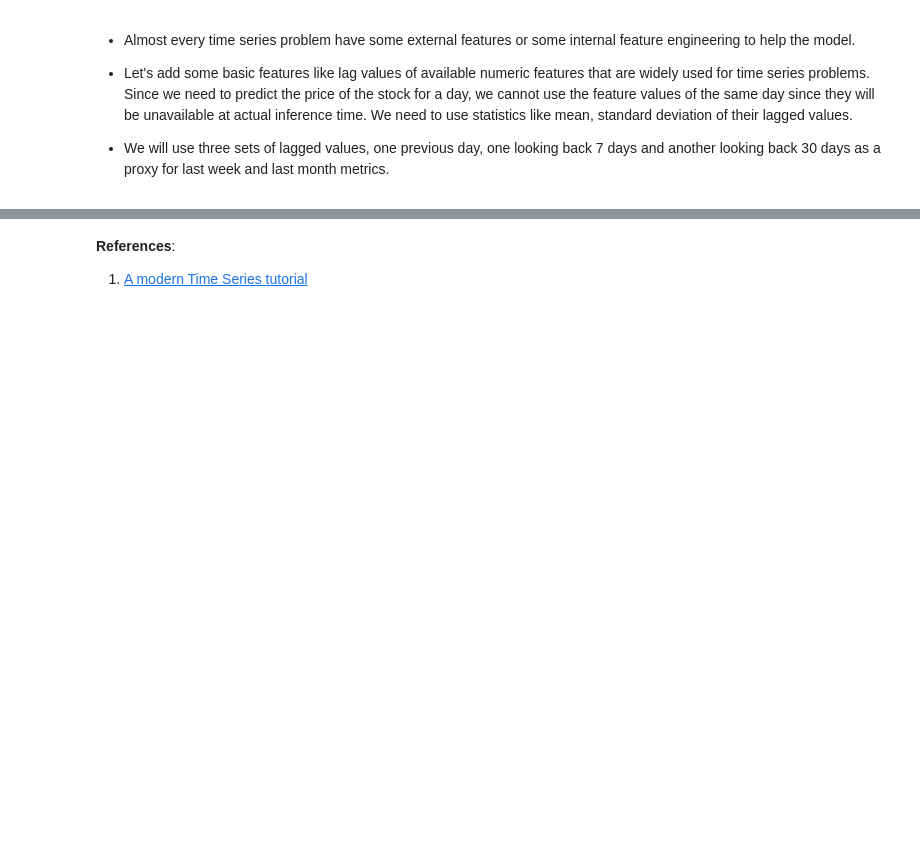
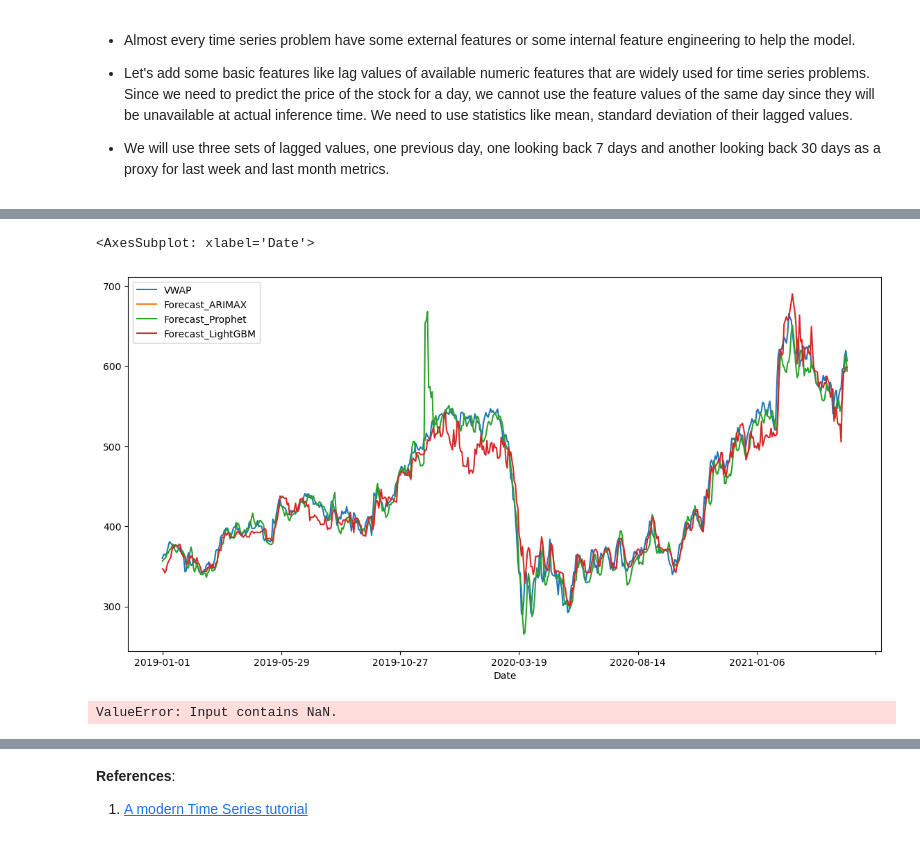
Before and after one commit to bhasarma/stock-market-prediction, a Jupyter notebook: stock-market-prediction.ipynb, the cells around one changed output, grey strips where cells are left out. Cells and saved outputs as stored; diff of their text form; code cells hidden in the pictures; blank space fills up the shorter version.

```diff
--- a/stock-market-prediction.ipynb
+++ b/stock-market-prediction.ipynb
@@ -81,0 +397,10 @@ df.VWAP.plot(figsize=(14, 7))
+# %%
+params = {"objective": "regression"}
+
+dtrain = lgb.Dataset(df_train[exogenous_features], label=df_train.VWAP.values)
+dvalid = lgb.Dataset(df_valid[exogenous_features])
+
+model_lgb = lgb.train(params, train_set=dtrain)
+
+forecast = model_lgb.predict(df_valid[exogenous_features])
+df_valid["Forecast_LightGBM"] = forecast
@@ -81,0 +418,14 @@ df.VWAP.plot(figsize=(14, 7))
+# %%
+df_valid[["VWAP", "Forecast_ARIMAX", "Forecast_Prophet", "Forecast_LightGBM"]].plot(figsize=(14, 7))
+# %% [output]
+<AxesSubplot: xlabel='Date'>
+[figure, added]
+# %%
+print("RMSE of Auto ARIMAX:", np.sqrt(mean_squared_error(df_valid.VWAP, df_valid.Forecast_ARIMAX)))
+print("RMSE of Prophet:", np.sqrt(mean_squared_error(df_valid.VWAP, df_valid.Forecast_Prophet)))
+print("RMSE of LightGBM:", np.sqrt(mean_squared_error(df_valid.VWAP, df_valid.Forecast_LightGBM)))
+print("\nMAE of Auto ARIMAX:", mean_absolute_error(df_valid.VWAP, df_valid.Forecast_ARIMAX))
+print("MAE of Prophet:", mean_absolute_error(df_valid.VWAP, df_valid.Forecast_Prophet))
+print("MAE of LightGBM:", mean_absolute_error(df_valid.VWAP, df_valid.Forecast_LightGBM))
+# %% [output]
+ValueError: Input contains NaN.
```
Also changed, not shown: parts of 59 cells of this notebook.
